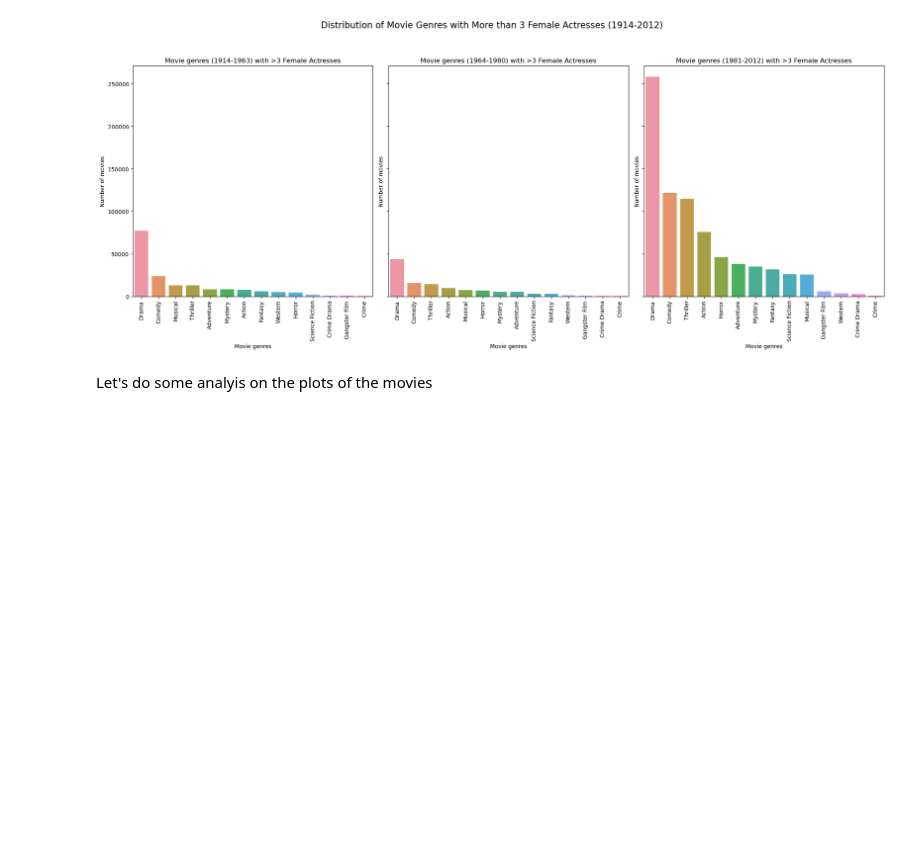
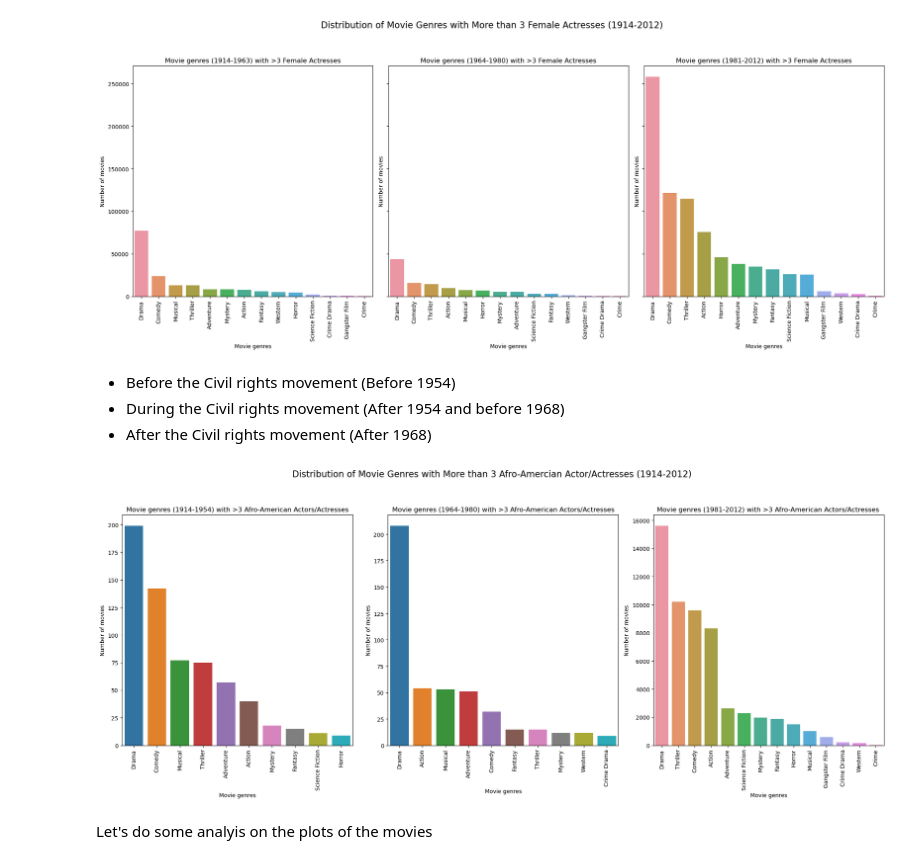
Before and after one commit to epfl-ada/ada-2023-project-pandateam23, a Jupyter notebook: genre_plots_Ali.ipynb, the cells around one changed output. Cells and saved outputs as stored; diff of their text form; code cells hidden in the pictures; blank space fills up the shorter version.

```diff
--- a/genre_plots_Ali.ipynb
+++ b/genre_plots_Ali.ipynb
@@ -225,0 +253,4 @@ plt.show()
+# %% [markdown]
+* Before the Civil rights movement (Before 1954)
+* During the Civil rights movement (After 1954 and before 1968)
+* After the Civil rights movement (After 1968)
@@ -226,3 +267,29 @@ plt.show()
+# %%
+#Put the dataframes in a list
+dataframes = [explode_afro_amercian_final_1914_1954, explode_afro_amercian_final_1954_1967, explode_afro_amercian_final_1967_2012]
+
+#Put the titles in a list
+titles = ['Movie genres (1914-1954) with >3 Afro-American Actors/Actresses',
+          'Movie genres (1964-1980) with >3 Afro-American Actors/Actresses',
+          'Movie genres (1981-2012) with >3 Afro-American Actors/Actresses ']
+
+# Creating subplots
+fig, axes = plt.subplots(1, 3, figsize=(20, 8))
+
+for ax, df, title in zip(axes, dataframes, titles):
+    sns.countplot(x='Main genres', data=df, ax=ax, order=df['Main genres'].value_counts().index)
+    ax.set_title(title)
+    ax.set_xlabel('Movie genres')
+    ax.set_ylabel('Number of movies')
+    ax.tick_params(axis='x', rotation=90) # Rotate x-axis labels
+
+# Adding a main title to the figure
+plt.suptitle('Distribution of Movie Genres with More than 3 Afro-Amercian Actor/Actresses (1914-2012)', fontsize=16, y=1.05)
+
+plt.tight_layout()
+plt.show()
+# %% [output]
+[figure, added]
 # %%
 # Open txt file that contains the plot summaries
 with open('/Users/alielguindi/Desktop/Projects/ada-2023-project-pandateam23/MovieSummaries/plot_summaries.txt', 'r') as f:
```
Also changed, not shown: parts of 6 cells of this notebook.
